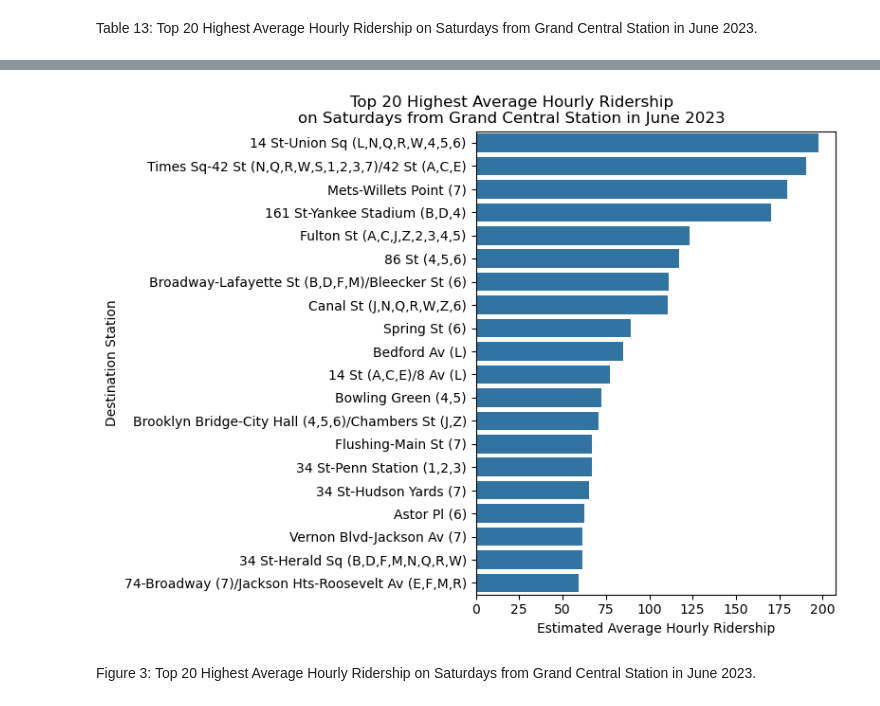
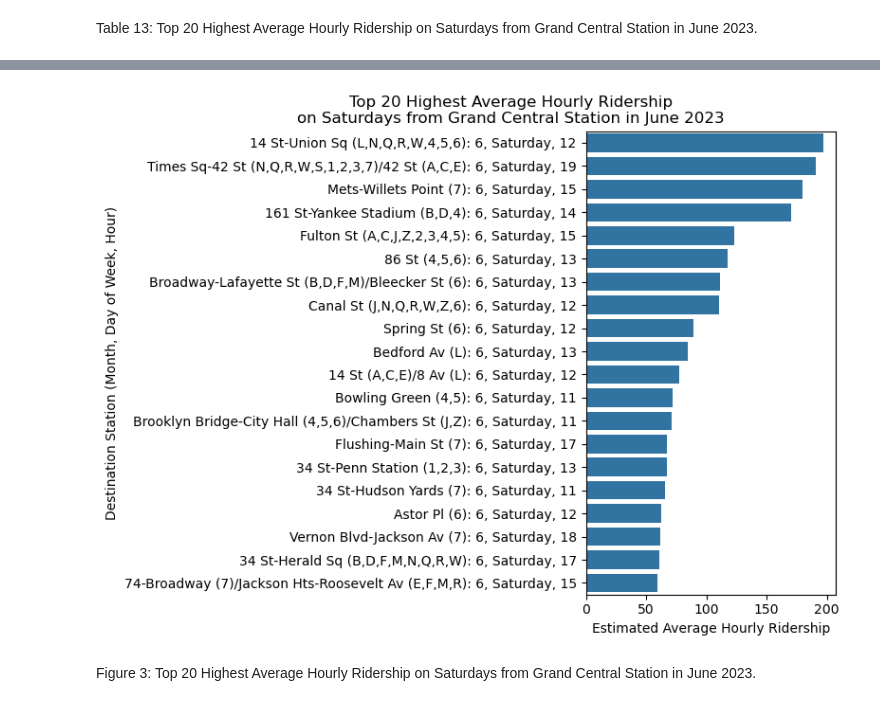
Before and after one commit to mebauer/mta-data, a Jupyter notebook: subway-trips.ipynb, the cells around one changed output, grey strips where cells are left out. Saved outputs shown, nothing was run; the diff lists cells and outputs as text; code cells hidden in the pictures.

```diff
--- a/subway-trips.ipynb
+++ b/subway-trips.ipynb
@@ -725,3 +769,15 @@ grand_central_origin
 | 19 | Grand Central-42 St (S,4,5,6,7) | 74-Broadway (7)/Jackson Hts-Roose... | 59.3175 | 6 | Saturday | 15 |
 # %% [markdown]
 Table 13: Top 20 Highest Average Hourly Ridership on Saturdays from Grand Central Station in June 2023.
+# %%
+grand_central_origin['destination_full_label'] = (
+    grand_central_origin['destination_station_complex_name']
+    + ': '
+    + grand_central_origin['month'].astype(str)
+    + ", "
+    + grand_central_origin['day_of_week'].astype(str)
+    + ", "
+    + grand_central_origin['hour_of_day'].astype(str)
+)
+
+grand_central_origin.head()
@@ -728,24 +791,24 @@ Table 13: Top 20 Highest Average Hourly Ridership on Saturdays from Grand Centra
 # %%
 fig, ax = plt.subplots(figsize=(8, 6))
 
 sns.barplot(
     data=grand_central_origin,
-    y='destination_station_complex_name',
+    y='destination_full_label',
     x='estimated_average_ridership',
     color='C0',
     ax=ax
 )
 
 plt.title(
     'Top 20 Highest Average Hourly Ridership\non Saturdays from Grand Central Station in June 2023',
-    fontsize=12, x=.1
+    fontsize=12, x=-.3
 )
 plt.xlabel('Estimated Average Hourly Ridership')
-plt.ylabel('Destination Station')
+plt.ylabel('Destination Station (Month, Day of Week, Hour)')
 
 plt.tight_layout()
 # %% [output]
-[figure, old version]
+[figure, new version]
 # %% [markdown]
 Figure 3: Top 20 Highest Average Hourly Ridership on Saturdays from Grand Central Station in June 2023.
 # %%
```
Also changed, not shown: parts of 45 cells of this notebook, 8 other files.
